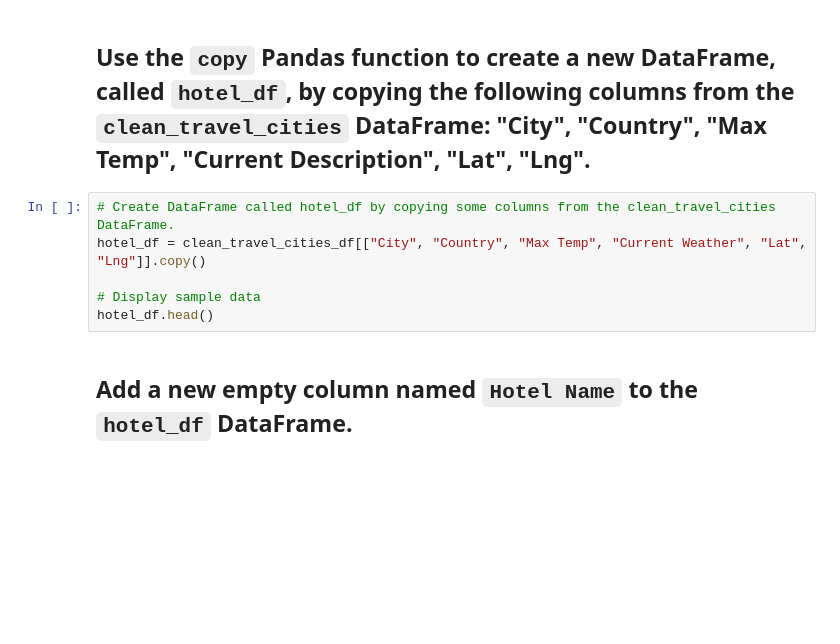
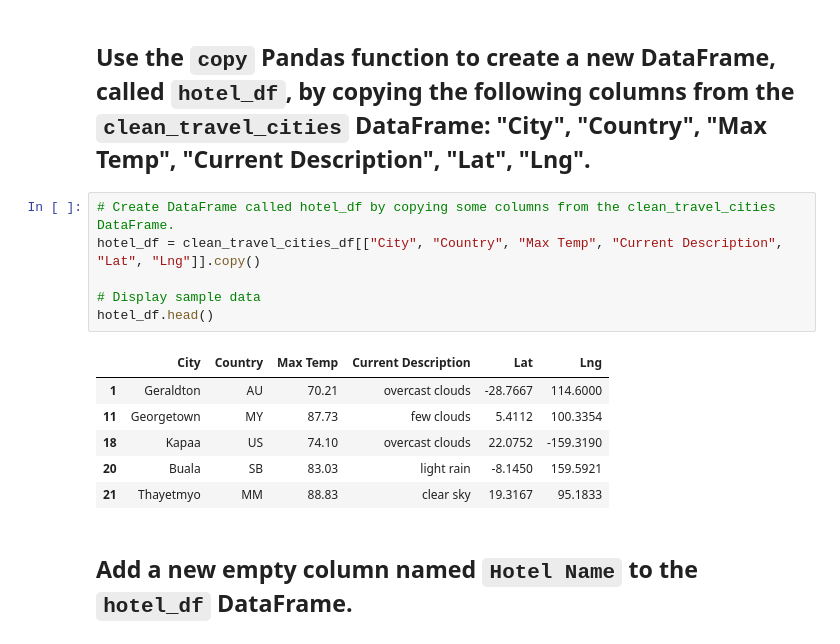
Before and after one commit to Panther1976/World_Weather_Analysis, a Jupyter notebook: Vacation_Search/Vacation_Search.ipynb, the cells around one changed output. Cells and saved outputs as stored; diff of their text form; blank space fills up the shorter version.

```diff
--- a/Vacation_Search/Vacation_Search.ipynb
+++ b/Vacation_Search/Vacation_Search.ipynb
@@ -97,10 +126,17 @@ clean_travel_cities_df.count()
 ## Use the `copy` Pandas function to create a new DataFrame, called `hotel_df`, by copying the following columns from the `clean_travel_cities` DataFrame: "City", "Country", "Max Temp", "Current Description", "Lat", "Lng".
 # %%
 # Create DataFrame called hotel_df by copying some columns from the clean_travel_cities DataFrame.
-hotel_df = clean_travel_cities_df[["City", "Country", "Max Temp", "Current Weather", "Lat", "Lng"]].copy()
+hotel_df = clean_travel_cities_df[["City", "Country", "Max Temp", "Current Description", "Lat", "Lng"]].copy()
 
 # Display sample data
 hotel_df.head()
+# %% [output]
+|  | City | Country | Max Temp | Current Description | Lat | Lng |
+| 1 | Geraldton | AU | 70.21 | overcast clouds | -28.7667 | 114.6000 |
+| 11 | Georgetown | MY | 87.73 | few clouds | 5.4112 | 100.3354 |
+| 18 | Kapaa | US | 74.10 | overcast clouds | 22.0752 | -159.3190 |
+| 20 | Buala | SB | 83.03 | light rain | -8.1450 | 159.5921 |
+| 21 | Thayetmyo | MM | 88.83 | clear sky | 19.3167 | 95.1833 |
 # %% [markdown]
 ## Add a new empty column named `Hotel Name` to the `hotel_df` DataFrame.
 # %%
```
Also changed, not shown: parts of 11 cells of this notebook, 9 other files.
